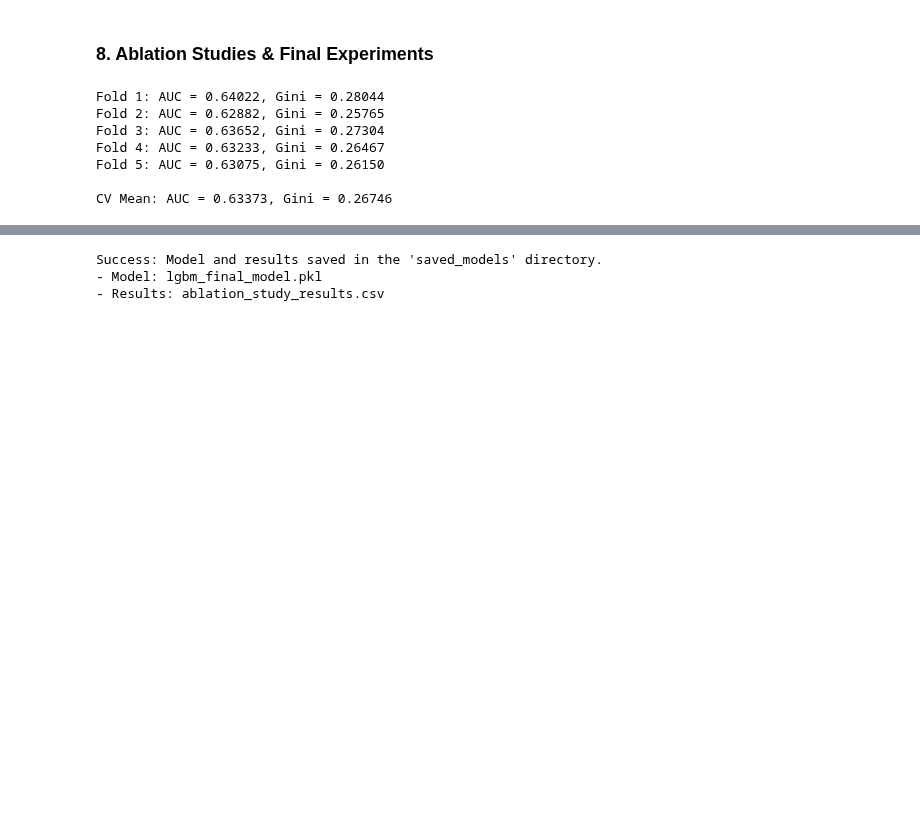
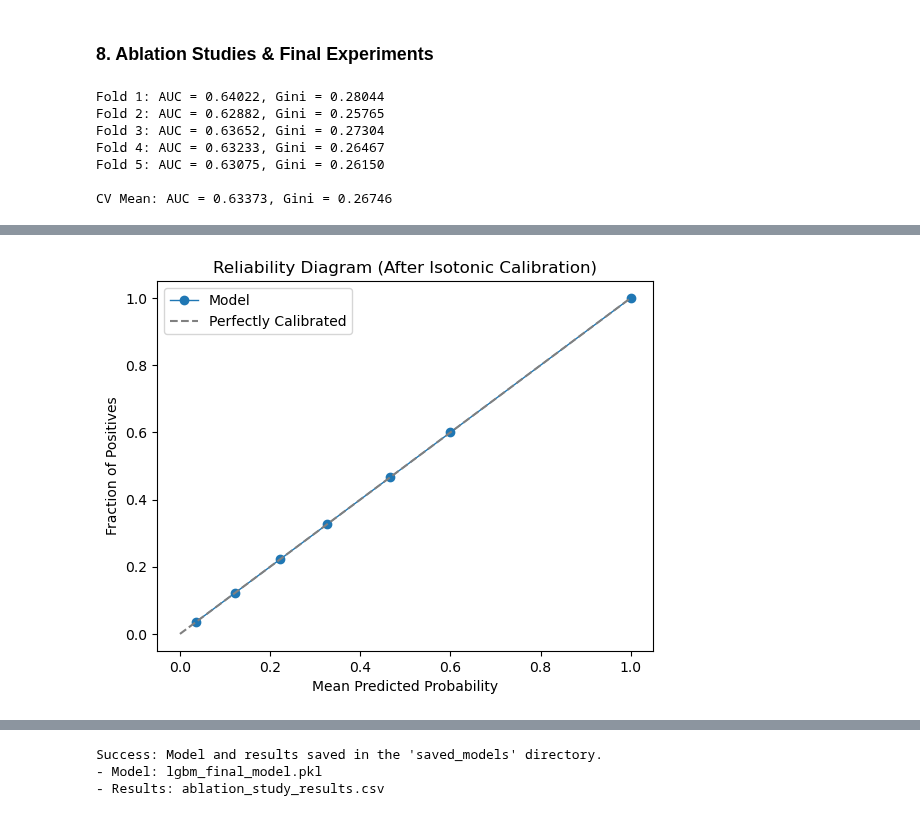
Before and after one commit to deryaarcada/PortoSeguroInsurance, a Jupyter notebook: EDA&ExperimentalWorks29032026.ipynb, the cells around one changed output, grey strips where cells are left out. Drawn from its saved outputs; the diff is of its cells as text; code cells hidden in the pictures; blank space fills up the shorter version.

Commit message:
Calibrated

```diff
--- a/EDA&ExperimentalWorks29032026.ipynb
+++ b/EDA&ExperimentalWorks29032026.ipynb
@@ -1694,0 +1515,74 @@ display(df_ablation_final.style.format({
+# %%
+# ------------------------------------------------------------
+# 8.1 CALIBRATED Baseline: Stratified K-Fold CV + Isotonic Regression
+# ------------------------------------------------------------
+lgb_params = {
+    "n_estimators": 3000,
+    "learning_rate": 0.01,
+    "num_leaves": 7,
+    "max_depth": 3,
+    "min_child_samples": 500,
+    "subsample": 0.8,
+    "colsample_bytree": 0.8,
+    "objective": "binary",
+    "class_weight": "balanced",
+    "random_state": 42,
+    "n_jobs": -1,
+    "verbosity": -1
+}
+skf = StratifiedKFold(n_splits=5, shuffle=True, random_state=42)
+
+# OOF (Out-of-Fold) arrays: Essential for statistical confidence and reliability plots
+oof_preds_raw = np.zeros(len(X))
+oof_preds_calibrated = np.zeros(len(X))
+
+print(f"Starting 5-Fold CV with Isotonic Calibration...\n")
+
+for fold, (train_idx, val_idx) in enumerate(skf.split(X, y), 1):
+    X_train_fold, X_val_fold = X.iloc[train_idx], X.iloc[val_idx]
+    y_train_fold, y_val_fold = y.iloc[train_idx], y.iloc[val_idx]
+
+    # 1. Model Training
+    model = lgb.LGBMClassifier(**lgb_params)
+    model.fit(
+        X_train_fold, y_train_fold,
+        eval_set=[(X_val_fold, y_val_fold)],
+        eval_metric="auc",
+        callbacks=[lgb.early_stopping(stopping_rounds=100), lgb.log_evaluation(0)]
+    )
+
+    # 2. Raw Predictions
+    y_val_pred_raw = model.predict_proba(X_val_fold)[:, 1]
+    oof_preds_raw[val_idx] = y_val_pred_raw
+
+    # 3. ISOTONIC REGRESSION (Fold-Internal / Leakage-Free)
+    # As requested: The calibrator is trained only on the current fold's validation data
+    iso_reg = IsotonicRegression(out_of_bounds='clip')
+    iso_reg.fit(y_val_pred_raw, y_val_fold)
+
+    # 4. Calibrated Predictions
+    y_val_pred_calibrated = iso_reg.transform(y_val_pred_raw)
+    oof_preds_calibrated[val_idx] = y_val_pred_calibrated
+
+    # 5. Metric Calculations (Including weighted ECE using custom function)
+    fold_gini = 2 * roc_auc_score(y_val_fold, y_val_pred_calibrated) - 1
+    fold_brier = brier_score_loss(y_val_fold, y_val_pred_calibrated)
+    fold_ece = calculate_ece(y_val_fold, y_val_pred_calibrated)
+
+    print(f"Fold {fold}: Gini = {fold_gini:.5f} | Brier = {fold_brier:.5f} | ECE = {fold_ece:.5f}")
+
+# --- FINAL ANALYSIS AND VISUALIZATION ---
+final_gini = 2 * roc_auc_score(y, oof_preds_calibrated) - 1
+final_ece = calculate_ece(y, oof_preds_calibrated)
+final_brier = brier_score_loss(y, oof_preds_calibrated)
+
+print("\n" + "="*45)
+print(f"FINAL CALIBRATED OOF SUMMARY")
+print(f"Gini Index   : {final_gini:.5f}")
+print(f"Brier Score  : {final_brier:.5f}")
+print(f"ECE          : {final_ece:.5f}")
+print("="*45)
+
+# Visualizing calibration using the custom Reliability Diagram function
+plot_reliability_diagram(y, oof_preds_calibrated, title="Reliability Diagram (After Isotonic Calibration)")
+# %% [output]
@@ -1694,0 +1606 @@ display(df_ablation_final.style.format({
+[figure, added]
```
Also changed, not shown: parts of 24 cells of this notebook.
